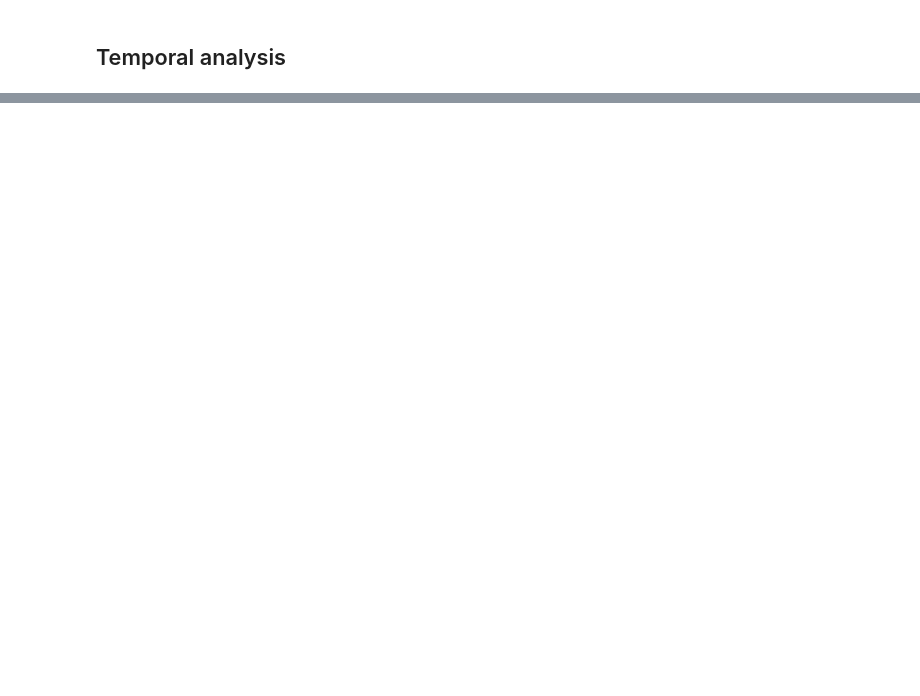
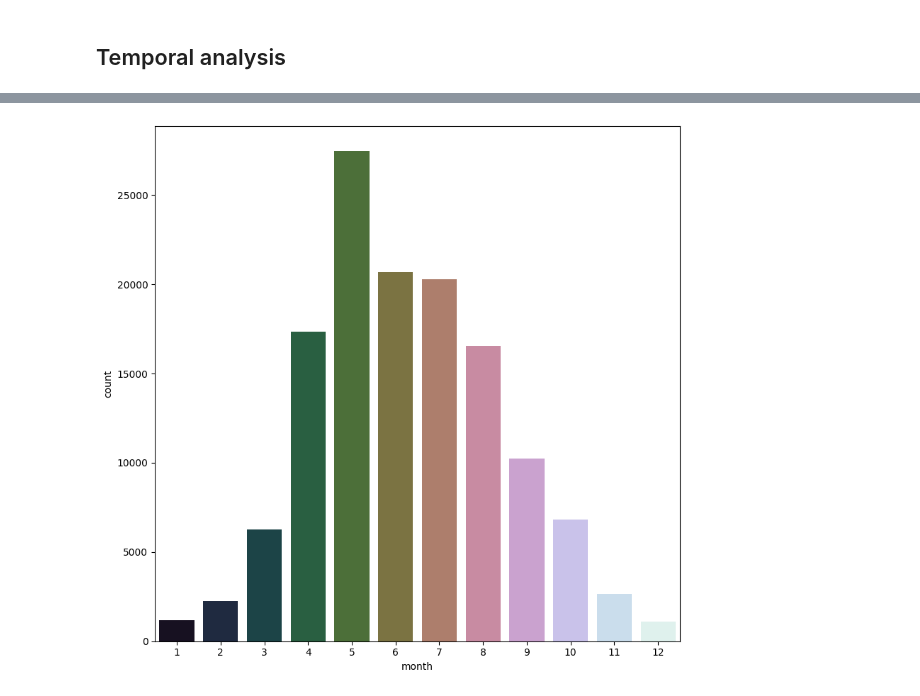
Before and after one commit to Tallaringues/mid-bootcamp-project-plantanet, a Jupyter notebook: Notebooks/EDA.ipynb, the cells around one changed output, grey strips where cells are left out. Drawn from its saved outputs; the diff is of its cells as text; code cells hidden in the pictures; blank space fills up the shorter version.

```diff
--- a/Notebooks/EDA.ipynb
+++ b/Notebooks/EDA.ipynb
@@ -396,0 +412,4 @@ plt.show()
+# %%
+europe_month = plant_nan[plant_nan['region']== 'Europe']['month']
+europe_month_df=pd.DataFrame(data=europe_month)
+europe_month_df.head()
@@ -396,0 +423,4 @@ plt.show()
+# %%
+plot_discrete2(europe_month_df)
+# %% [output]
+[figure, added]
```
Also changed, not shown: parts of 13 cells of this notebook.
